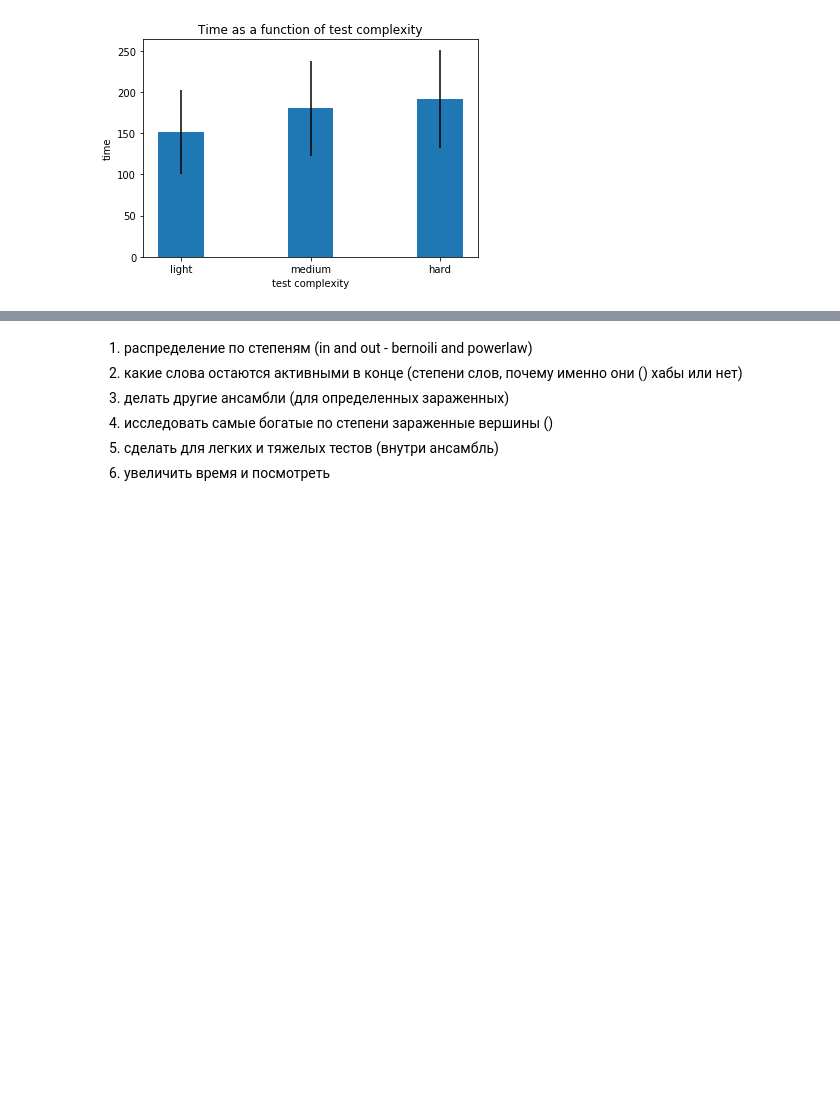
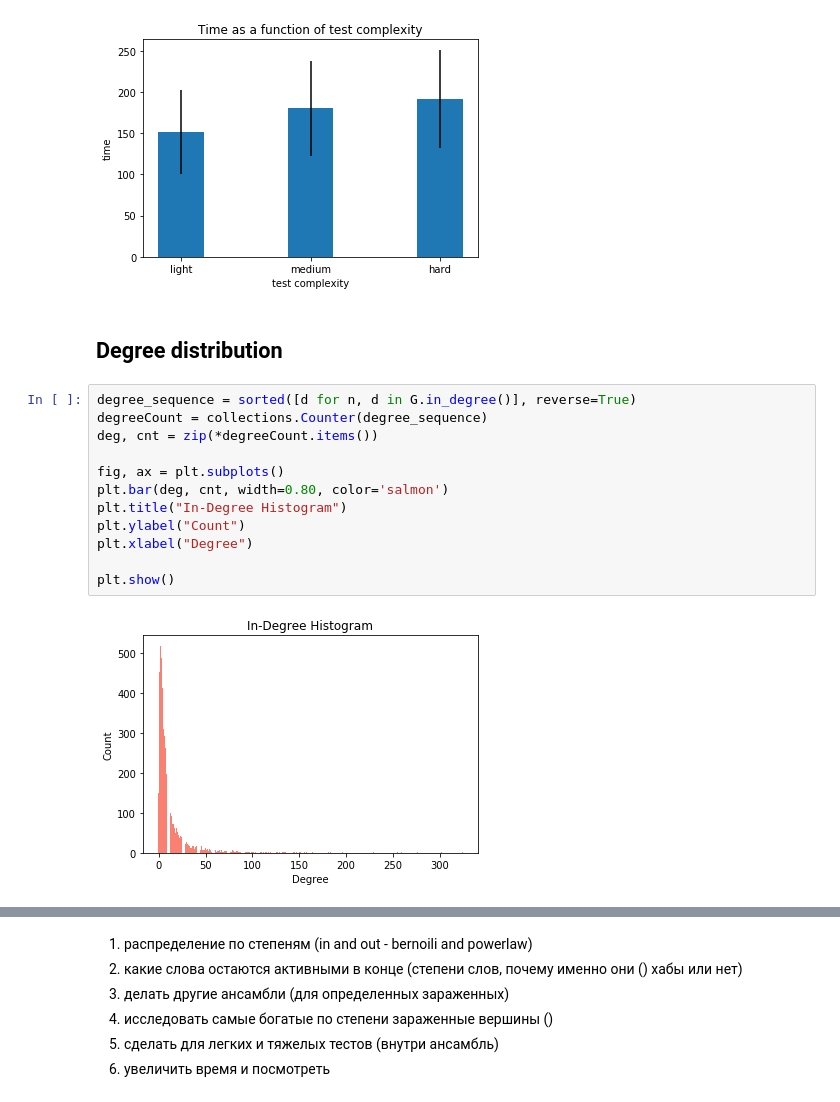
Before and after one commit to tsyrendylykova/multilayerNetwork, a Jupyter notebook: SISModel Directed Networks.ipynb, the cells around one changed output, grey strips where cells are left out. Saved outputs shown, nothing was run; the diff lists cells and outputs as text; blank space fills up the shorter version.

```diff
--- a/SISModel Directed Networks.ipynb
+++ b/SISModel Directed Networks.ipynb
@@ -1491,3 +1151,19 @@ plt.ylabel('time')
 # %% [output]
 Text(0,0.5,'time')
 [figure]
+# %% [markdown]
+## Degree distribution
+# %%
+degree_sequence = sorted([d for n, d in G.in_degree()], reverse=True)
+degreeCount = collections.Counter(degree_sequence)
+deg, cnt = zip(*degreeCount.items())
+
+fig, ax = plt.subplots()
+plt.bar(deg, cnt, width=0.80, color='salmon')
+plt.title("In-Degree Histogram")
+plt.ylabel("Count")
+plt.xlabel("Degree")
+
+plt.show()
+# %% [output]
+[figure, added]
```
Also changed, not shown: parts of 39 cells of this notebook.
